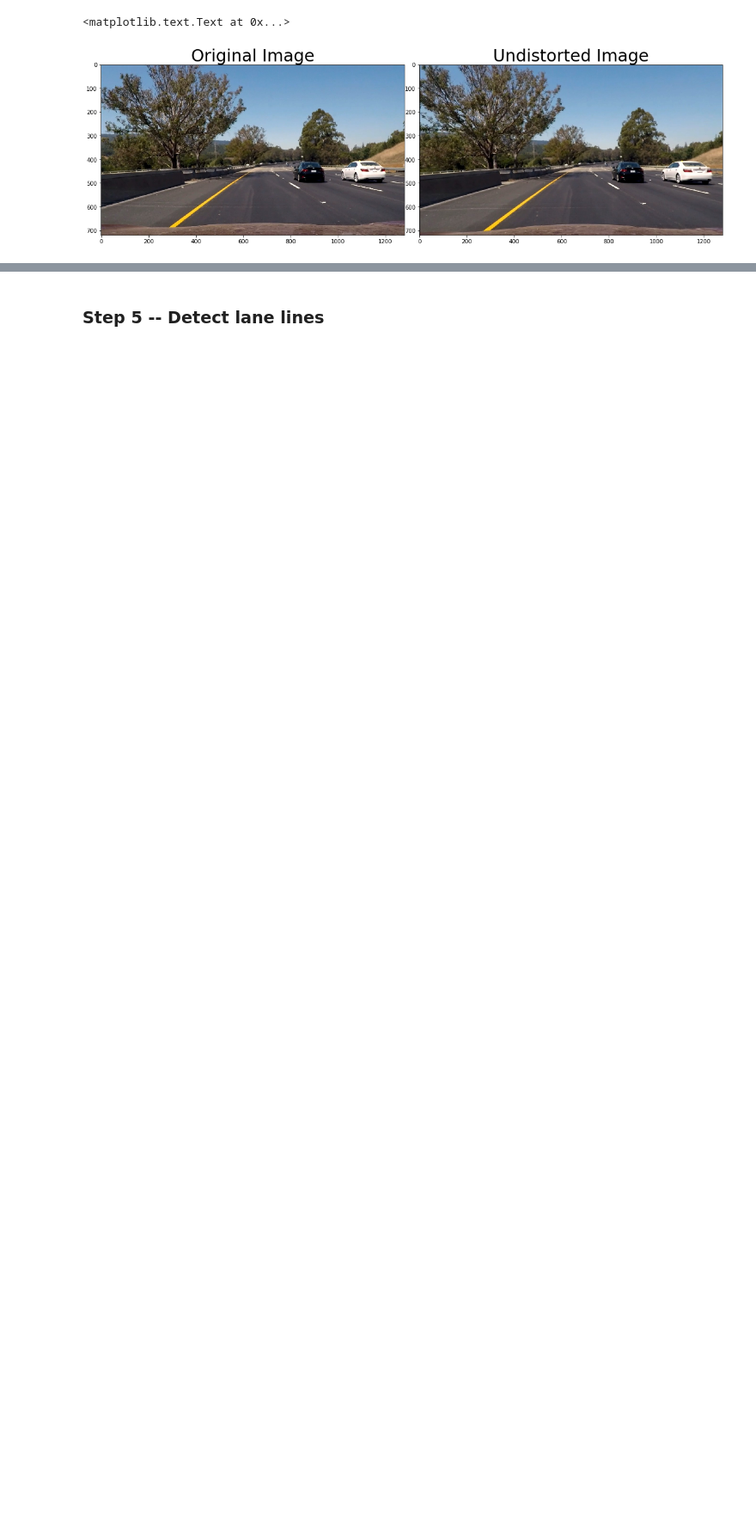
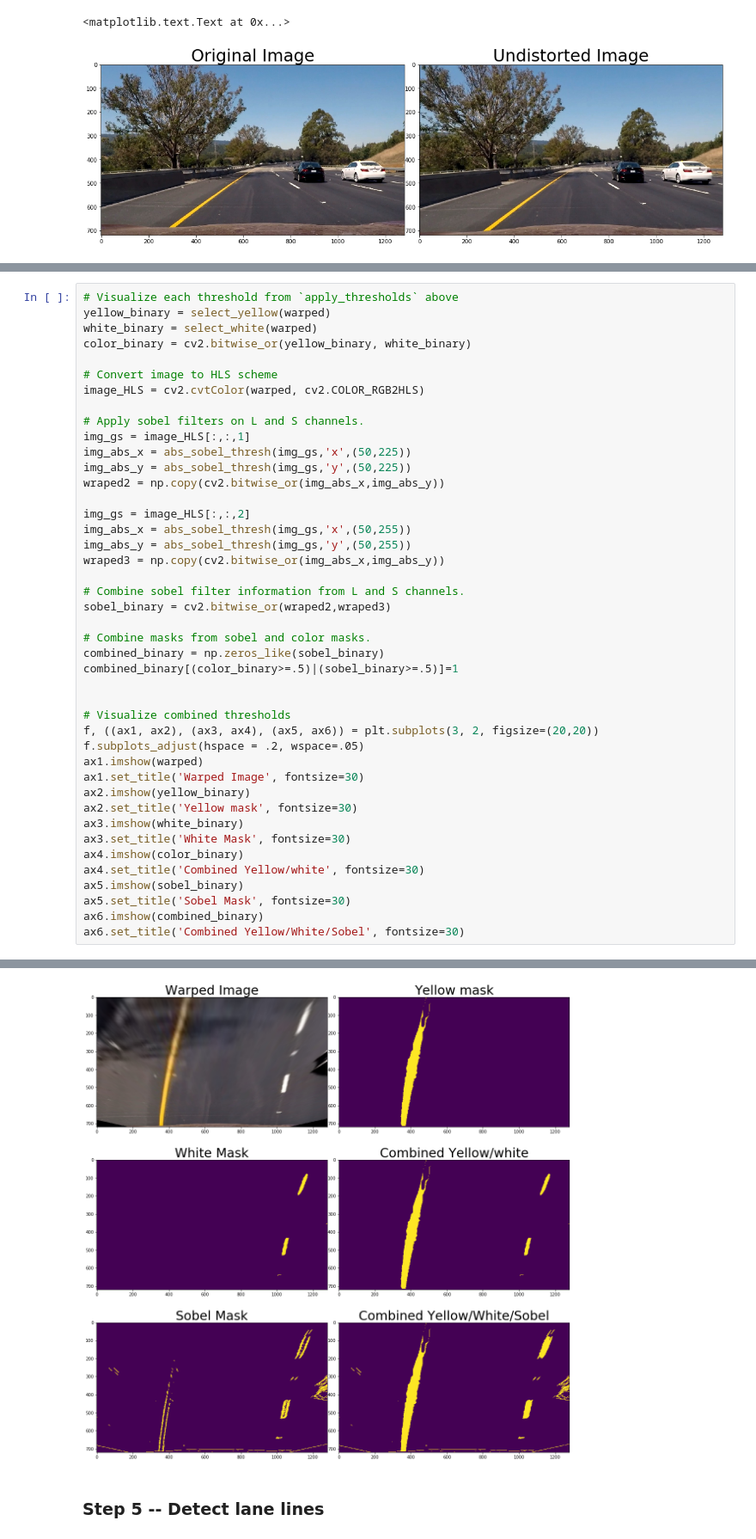
Before and after one commit to RasPhilCo/CarND-Advanced-Lane-Lines, a Jupyter notebook: project4.ipynb, the cells around one changed output, grey strips where cells are left out. Shown at 86% size. Drawn from its saved outputs; the diff is of its cells as text; blank space fills up the shorter version.

```diff
--- a/project4.ipynb
+++ b/project4.ipynb
@@ -277,0 +237,44 @@ ax2.set_title('Warped Image', fontsize=30)
+# %%
+# Visualize each threshold from `apply_thresholds` above
+yellow_binary = select_yellow(warped)
+white_binary = select_white(warped)
+color_binary = cv2.bitwise_or(yellow_binary, white_binary)
+
+# Convert image to HLS scheme
+image_HLS = cv2.cvtColor(warped, cv2.COLOR_RGB2HLS)
+
+# Apply sobel filters on L and S channels.
+img_gs = image_HLS[:,:,1]
+img_abs_x = abs_sobel_thresh(img_gs,'x',(50,225))
+img_abs_y = abs_sobel_thresh(img_gs,'y',(50,225))
+wraped2 = np.copy(cv2.bitwise_or(img_abs_x,img_abs_y))
+
+img_gs = image_HLS[:,:,2]
+img_abs_x = abs_sobel_thresh(img_gs,'x',(50,255))
+img_abs_y = abs_sobel_thresh(img_gs,'y',(50,255))
+wraped3 = np.copy(cv2.bitwise_or(img_abs_x,img_abs_y))
+
+# Combine sobel filter information from L and S channels.
+sobel_binary = cv2.bitwise_or(wraped2,wraped3)
+
+# Combine masks from sobel and color masks.
+combined_binary = np.zeros_like(sobel_binary)
+combined_binary[(color_binary>=.5)|(sobel_binary>=.5)]=1
+
+
+# Visualize combined thresholds
+f, ((ax1, ax2), (ax3, ax4), (ax5, ax6)) = plt.subplots(3, 2, figsize=(20,20))
+f.subplots_adjust(hspace = .2, wspace=.05)
+ax1.imshow(warped)
+ax1.set_title('Warped Image', fontsize=30)
+ax2.imshow(yellow_binary)
+ax2.set_title('Yellow mask', fontsize=30)
+ax3.imshow(white_binary)
+ax3.set_title('White Mask', fontsize=30)
+ax4.imshow(color_binary)
+ax4.set_title('Combined Yellow/white', fontsize=30)
+ax5.imshow(sobel_binary)
+ax5.set_title('Sobel Mask', fontsize=30)
+ax6.imshow(combined_binary)
+ax6.set_title('Combined Yellow/White/Sobel', fontsize=30)
+# %% [output]
@@ -278,3 +282,4 @@ ax2.set_title('Warped Image', fontsize=30)
+[figure, added]
 # %% [markdown]
 ### Step 5 -- Detect lane lines
 # %%
```
Also changed, not shown: parts of 21 cells of this notebook, 6 other files.
